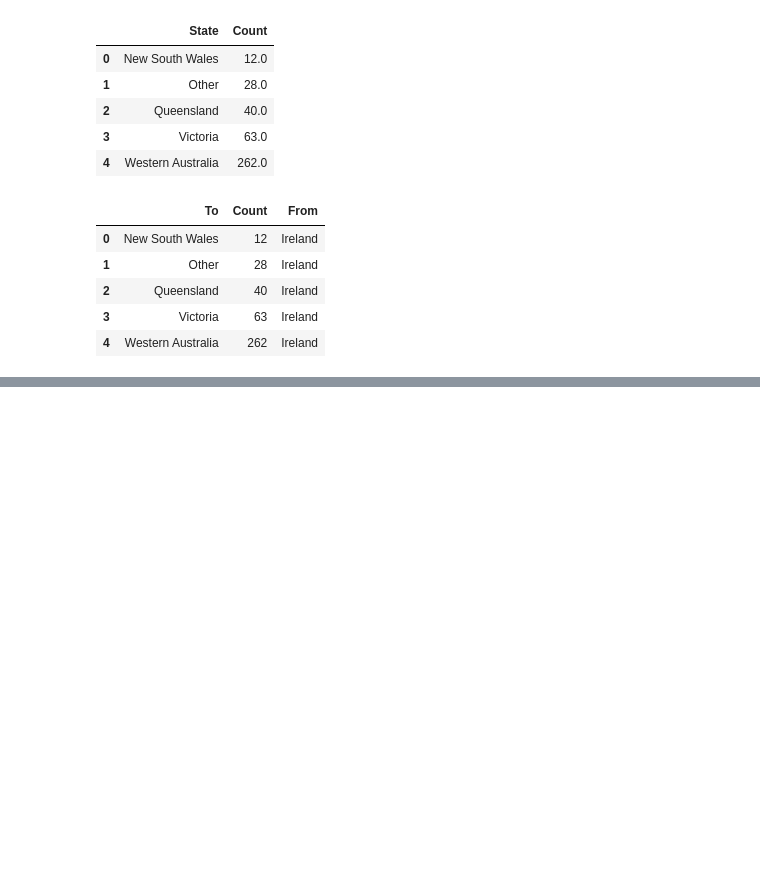
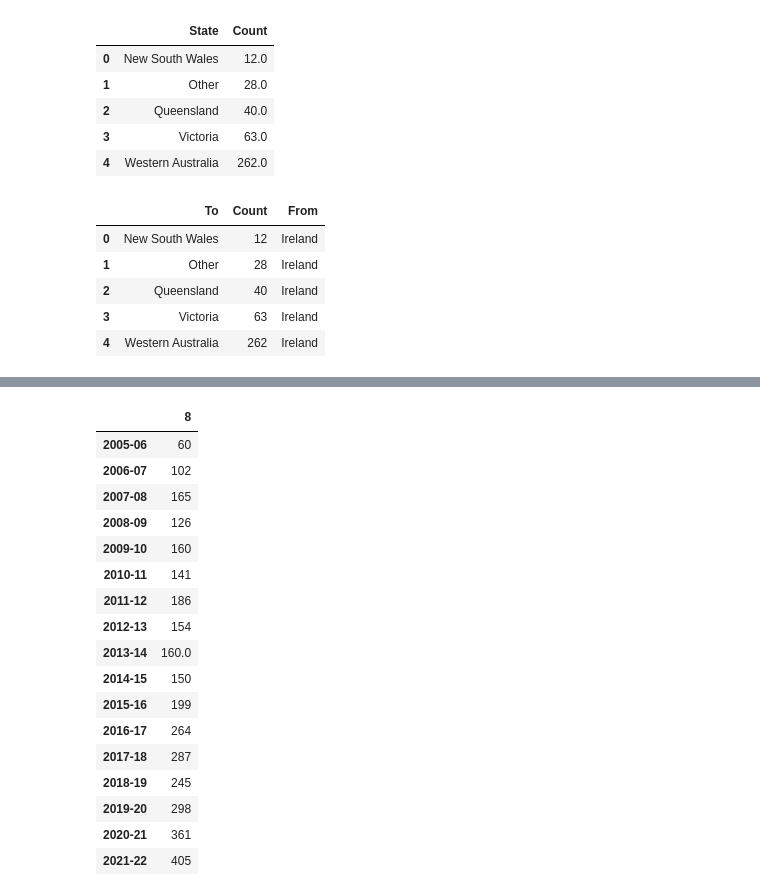
Before and after one commit to kellywaldro/medical_emigration, a Jupyter notebook: plotting.ipynb, the cells around one changed output, grey strips where cells are left out. Cells and saved outputs as stored; diff of their text form; code cells hidden in the pictures; blank space fills up the shorter version.

```diff
--- a/plotting.ipynb
+++ b/plotting.ipynb
@@ -221,0 +272,25 @@ df_2021_22.to_csv("./data/medical_visas_2021_22.csv", index=False)
+# %%
+# switch the columns and rows
+
+df = df.transpose()
+# %%
+df
+# %% [output]
+|  | 8 |
+| 2005-06 | 60 |
+| 2006-07 | 102 |
+| 2007-08 | 165 |
+| 2008-09 | 126 |
+| 2009-10 | 160 |
+| 2010-11 | 141 |
+| 2011-12 | 186 |
+| 2012-13 | 154 |
+| 2013-14 | 160.0 |
+| 2014-15 | 150 |
+| 2015-16 | 199 |
+| 2016-17 | 264 |
+| 2017-18 | 287 |
+| 2018-19 | 245 |
+| 2019-20 | 298 |
+| 2020-21 | 361 |
+| 2021-22 | 405 |
```
Also changed, not shown: parts of 11 cells of this notebook, 3 other files.
